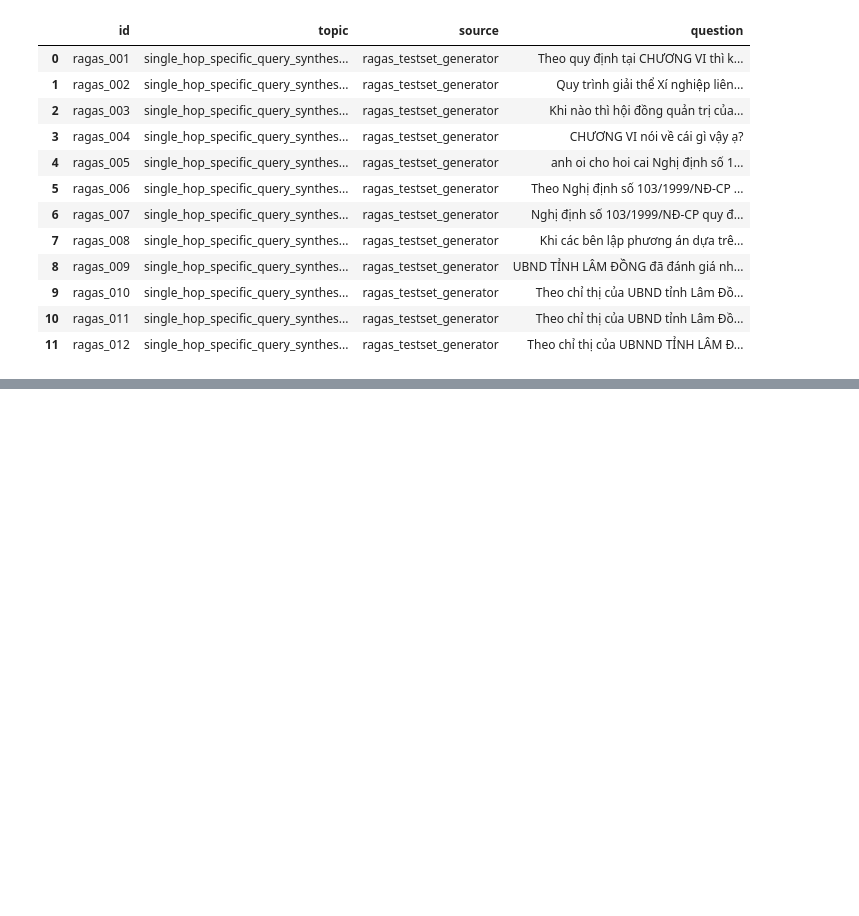
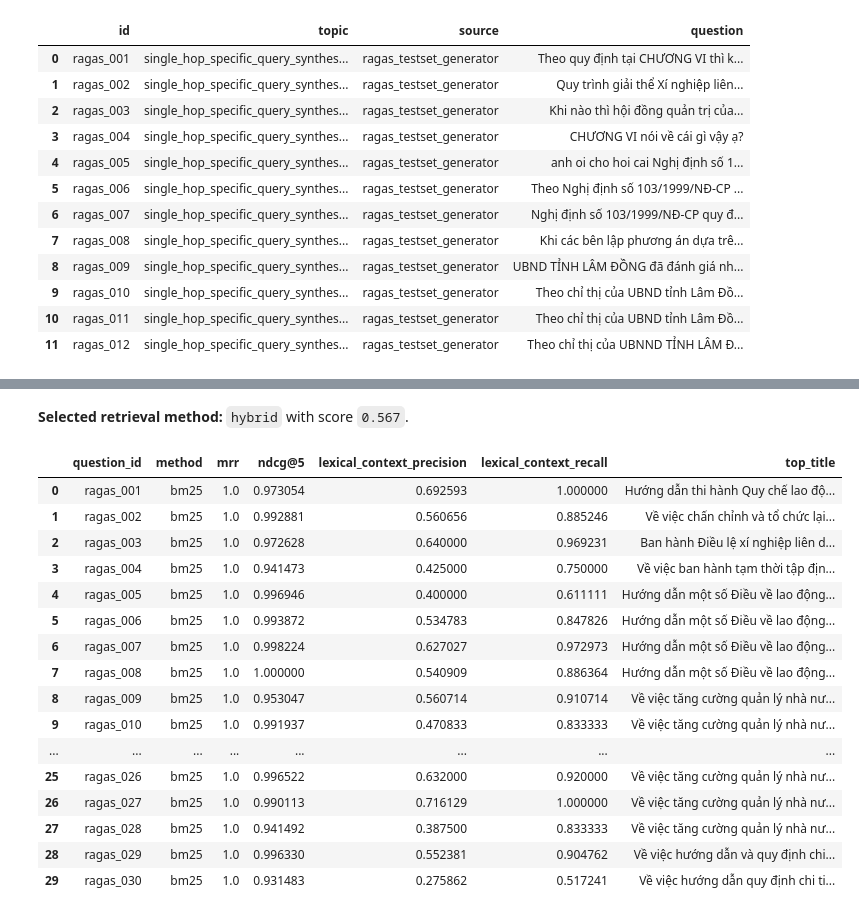
Before and after one commit to king14052004-crypto/vietnamese-legal-rag, a Jupyter notebook: notebooks/02_retrieval_experiments.ipynb, the cells around one changed output, grey strips where cells are left out. Saved outputs shown, nothing was run; the diff lists cells and outputs as text; code cells hidden in the pictures; blank space fills up the shorter version.

```diff
--- a/notebooks/02_retrieval_experiments.ipynb
+++ b/notebooks/02_retrieval_experiments.ipynb
@@ -135,0 +463,44 @@ Markdown(f"**Selected retrieval method:** `{selected}` with selection score `{sc
+# %%
+
+lines = [
+    "# Retrieval Evaluation",
+    "",
+    f"- Testset size: `{retrieval_report['testset_size']}`",
+    f"- Benchmark chunks: `{retrieval_report['num_chunks']}`",
+    f"- RAGAS retrieval metrics backend: `{retrieval_report['ragas_backend']}`",
+    f"- Selected method: `{selected_method}`",
+    "",
+    "| Method | MRR | nDCG@5 | Lexical CP | Lexical CR | RAGAS CP | RAGAS CR | Selection score |",
+    "|---|---:|---:|---:|---:|---:|---:|---:|",
+]
+for row in retrieval_df.to_dict("records"):
+    lines.append(
+        f"| {row['method']} | {row['mrr']:.3f} | {row['ndcg@5']:.3f} | "
+        f"{row['lexical_context_precision']:.3f} | {row['lexical_context_recall']:.3f} | "
+        f"{row['ragas_context_precision']:.3f} | {row['ragas_context_recall']:.3f} | {row['selection_score']:.3f} |"
+    )
+lines.extend(["", "## Figures", "", "- `reports/figures/retrieval_selection_score.png`", "- `reports/figures/retrieval_metric_comparison.png`", "- `reports/figures/retrieval_query_heatmap.png`", ""])
+RETRIEVAL_MD.write_text("\n".join(lines), encoding="utf-8")
+Markdown(f"**Selected retrieval method:** `{selected_method}` with score `{retrieval_df.iloc[0]['selection_score']:.3f}`.")
+# %% [output]
+**Selected retrieval method:** `hybrid` with score `0.567`.
+# %%
+details_df[["question_id", "method", "mrr", "ndcg@5", "lexical_context_precision", "lexical_context_recall", "top_title"]].head(30)
+# %% [output]
+|  | question_id | method | mrr | ndcg@5 | lexical_context_precision | lexical_context_recall | top_title |
+| 0 | ragas_001 | bm25 | 1.0 | 0.973054 | 0.692593 | 1.000000 | Hướng dẫn thi hành Quy chế lao độ... |
+| 1 | ragas_002 | bm25 | 1.0 | 0.992881 | 0.560656 | 0.885246 | Về việc chấn chỉnh và tổ chức lại... |
+| 2 | ragas_003 | bm25 | 1.0 | 0.972628 | 0.640000 | 0.969231 | Ban hành Điều lệ xí nghiệp liên d... |
+| 3 | ragas_004 | bm25 | 1.0 | 0.941473 | 0.425000 | 0.750000 | Về việc ban hành tạm thời tập địn... |
+| 4 | ragas_005 | bm25 | 1.0 | 0.996946 | 0.400000 | 0.611111 | Hướng dẫn một số Điều về lao động... |
+| 5 | ragas_006 | bm25 | 1.0 | 0.993872 | 0.534783 | 0.847826 | Hướng dẫn một số Điều về lao động... |
+| 6 | ragas_007 | bm25 | 1.0 | 0.998224 | 0.627027 | 0.972973 | Hướng dẫn một số Điều về lao động... |
+| 7 | ragas_008 | bm25 | 1.0 | 1.000000 | 0.540909 | 0.886364 | Hướng dẫn một số Điều về lao động... |
+| 8 | ragas_009 | bm25 | 1.0 | 0.953047 | 0.560714 | 0.910714 | Về việc tăng cường quản lý nhà nư... |
+| 9 | ragas_010 | bm25 | 1.0 | 0.991937 | 0.470833 | 0.833333 | Về việc tăng cường quản lý nhà nư... |
+| ... | ... | ... | ... | ... | ... | ... | ... |
+| 25 | ragas_026 | bm25 | 1.0 | 0.996522 | 0.632000 | 0.920000 | Về việc tăng cường quản lý nhà nư... |
+| 26 | ragas_027 | bm25 | 1.0 | 0.990113 | 0.716129 | 1.000000 | Về việc tăng cường quản lý nhà nư... |
+| 27 | ragas_028 | bm25 | 1.0 | 0.941492 | 0.387500 | 0.833333 | Về việc tăng cường quản lý nhà nư... |
+| 28 | ragas_029 | bm25 | 1.0 | 0.996330 | 0.552381 | 0.904762 | Về việc hướng dẫn và quy định chi... |
+| 29 | ragas_030 | bm25 | 1.0 | 0.931483 | 0.275862 | 0.517241 | Về việc hướng dẫn quy định chi ti... |
```
Also changed, not shown: parts of 23 cells of this notebook, 17 other files.
